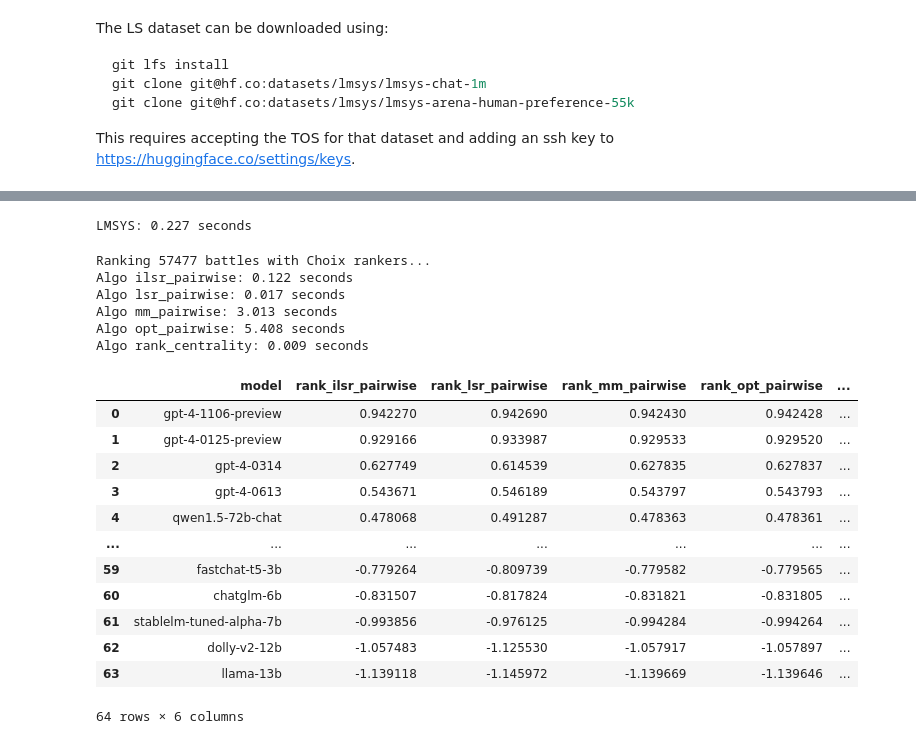
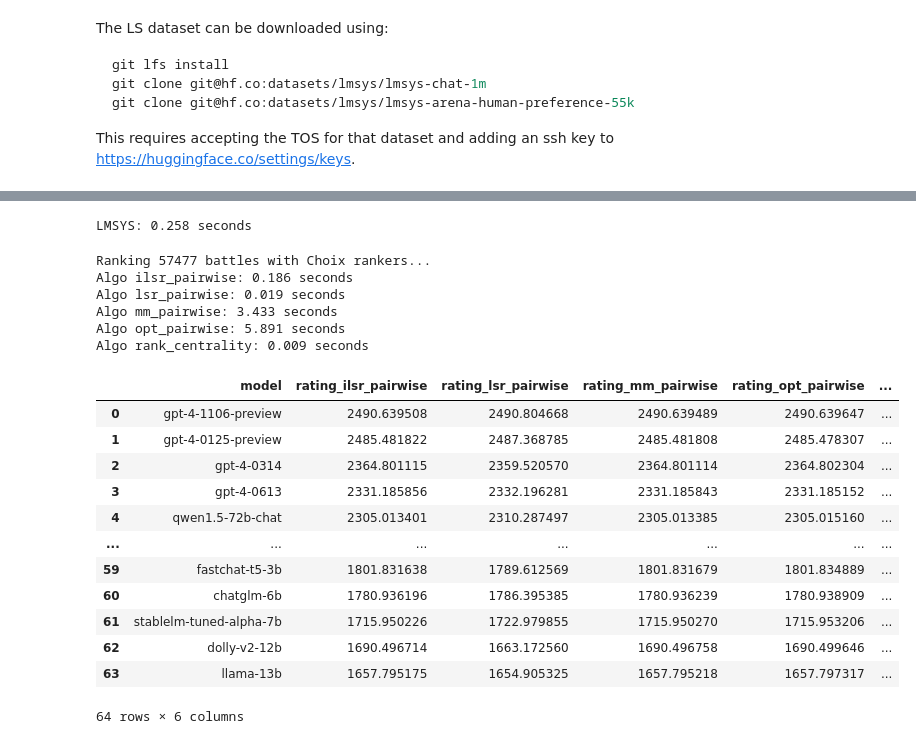
Before and after one commit to wangtian24/tian-scripts, a Jupyter notebook: notebooks/ls_elo_comparison.ipynb, the cells around one changed output, grey strips where cells are left out. Drawn from its saved outputs; the diff is of its cells as text; code cells hidden in the pictures.

```diff
--- a/notebooks/ls_elo_comparison.ipynb
+++ b/notebooks/ls_elo_comparison.ipynb
@@ -191,52 +171,52 @@ def compute_mle_elo(df, SCALE=400, BASE=10, INIT_RATING=1000, sample_weight=None
 
 start_time = time.time()
 leaderboard_lmsys_df = (
-    pd.DataFrame(compute_mle_elo(df)).reset_index().rename(columns={"model_a": "model", 0: "rank_lmsys"})
+    pd.DataFrame(compute_mle_elo(df)).reset_index().rename(columns={"model_a": "model", 0: "rating_lmsys"})
 )
 end_time = time.time()
 print(f"LMSYS: {end_time - start_time:.3f} seconds")
 # %% [output]
-LMSYS: 0.227 seconds
+LMSYS: 0.258 seconds
 # %%
 # Get the leaderboards from the Choix rankers, with timing information.
 
 choix_leaderboards = []
 print(f"Ranking {len(battles)} battles with Choix rankers...")
 for algo in CHOIX_RANKER_ALGORITHMS:
     ranker = ChoixRanker(models=models, battles=battles, choix_ranker_algorithm=algo)
     start_time = time.time()
     leaderboard = ranker.leaderboard()
     end_time = time.time()
     print(f"Algo {algo}: {end_time - start_time:.3f} seconds")
     leaderboard = ranker.leaderboard()
-    leaderboard_df = pd.DataFrame([item.to_dict() for item in leaderboard]).sort_values(by="rank", ascending=False)
-    leaderboard_df.rename(columns={"rank": f"rank_{algo}"}, inplace=True)
+    leaderboard_df = pd.DataFrame([item.to_dict() for item in leaderboard]).sort_values(by="rating", ascending=False)
+    leaderboard_df.rename(columns={"rating": f"rating_{algo}"}, inplace=True)
     leaderboard_df.drop(columns=["annotation"], inplace=True)
     choix_leaderboards.append(leaderboard_df)
 
 choix_leaderboard_df = choix_leaderboards[0]
 for cdf in choix_leaderboards[1:]:
     choix_leaderboard_df = pd.merge(choix_leaderboard_df, cdf, on="model", suffixes=("", ""))
 choix_leaderboard_df
 # %% [output]
 Ranking 57477 battles with Choix rankers...
-Algo ilsr_pairwise: 0.122 seconds
-Algo lsr_pairwise: 0.017 seconds
-Algo mm_pairwise: 3.013 seconds
-Algo opt_pairwise: 5.408 seconds
+Algo ilsr_pairwise: 0.186 seconds
+Algo lsr_pairwise: 0.019 seconds
+Algo mm_pairwise: 3.433 seconds
+Algo opt_pairwise: 5.891 seconds
 Algo rank_centrality: 0.009 seconds
-|  | model | rank_ilsr_pairwise | rank_lsr_pairwise | rank_mm_pairwise | rank_opt_pairwise | ... |
-| 0 | gpt-4-1106-preview | 0.942270 | 0.942690 | 0.942430 | 0.942428 | ... |
-| 1 | gpt-4-0125-preview | 0.929166 | 0.933987 | 0.929533 | 0.929520 | ... |
-| 2 | gpt-4-0314 | 0.627749 | 0.614539 | 0.627835 | 0.627837 | ... |
-| 3 | gpt-4-0613 | 0.543671 | 0.546189 | 0.543797 | 0.543793 | ... |
-| 4 | qwen1.5-72b-chat | 0.478068 | 0.491287 | 0.478363 | 0.478361 | ... |
+|  | model | rating_ilsr_pairwise | rating_lsr_pairwise | rating_mm_pairwise | rating_opt_pairwise | ... |
+| 0 | gpt-4-1106-preview | 2490.639508 | 2490.804668 | 2490.639489 | 2490.639647 | ... |
+| 1 | gpt-4-0125-preview | 2485.481822 | 2487.368785 | 2485.481808 | 2485.478307 | ... |
+| 2 | gpt-4-0314 | 2364.801115 | 2359.520570 | 2364.801114 | 2364.802304 | ... |
+| 3 | gpt-4-0613 | 2331.185856 | 2332.196281 | 2331.185843 | 2331.185152 | ... |
+| 4 | qwen1.5-72b-chat | 2305.013401 | 2310.287497 | 2305.013385 | 2305.015160 | ... |
 | ... | ... | ... | ... | ... | ... | ... |
-| 59 | fastchat-t5-3b | -0.779264 | -0.809739 | -0.779582 | -0.779565 | ... |
-| 60 | chatglm-6b | -0.831507 | -0.817824 | -0.831821 | -0.831805 | ... |
-| 61 | stablelm-tuned-alpha-7b | -0.993856 | -0.976125 | -0.994284 | -0.994264 | ... |
-| 62 | dolly-v2-12b | -1.057483 | -1.125530 | -1.057917 | -1.057897 | ... |
-| 63 | llama-13b | -1.139118 | -1.145972 | -1.139669 | -1.139646 | ... |
+| 59 | fastchat-t5-3b | 1801.831638 | 1789.612569 | 1801.831679 | 1801.834889 | ... |
+| 60 | chatglm-6b | 1780.936196 | 1786.395385 | 1780.936239 | 1780.938909 | ... |
+| 61 | stablelm-tuned-alpha-7b | 1715.950226 | 1722.979855 | 1715.950270 | 1715.953206 | ... |
+| 62 | dolly-v2-12b | 1690.496714 | 1663.172560 | 1690.496758 | 1690.499646 | ... |
+| 63 | llama-13b | 1657.795175 | 1654.905325 | 1657.795218 | 1657.797317 | ... |
 64 rows × 6 columns
 # %%
 # Calculate the correlation between the ranks of the models in the different leaderboards
```
Also changed, not shown: parts of 6 cells of this notebook, 14 other files.
